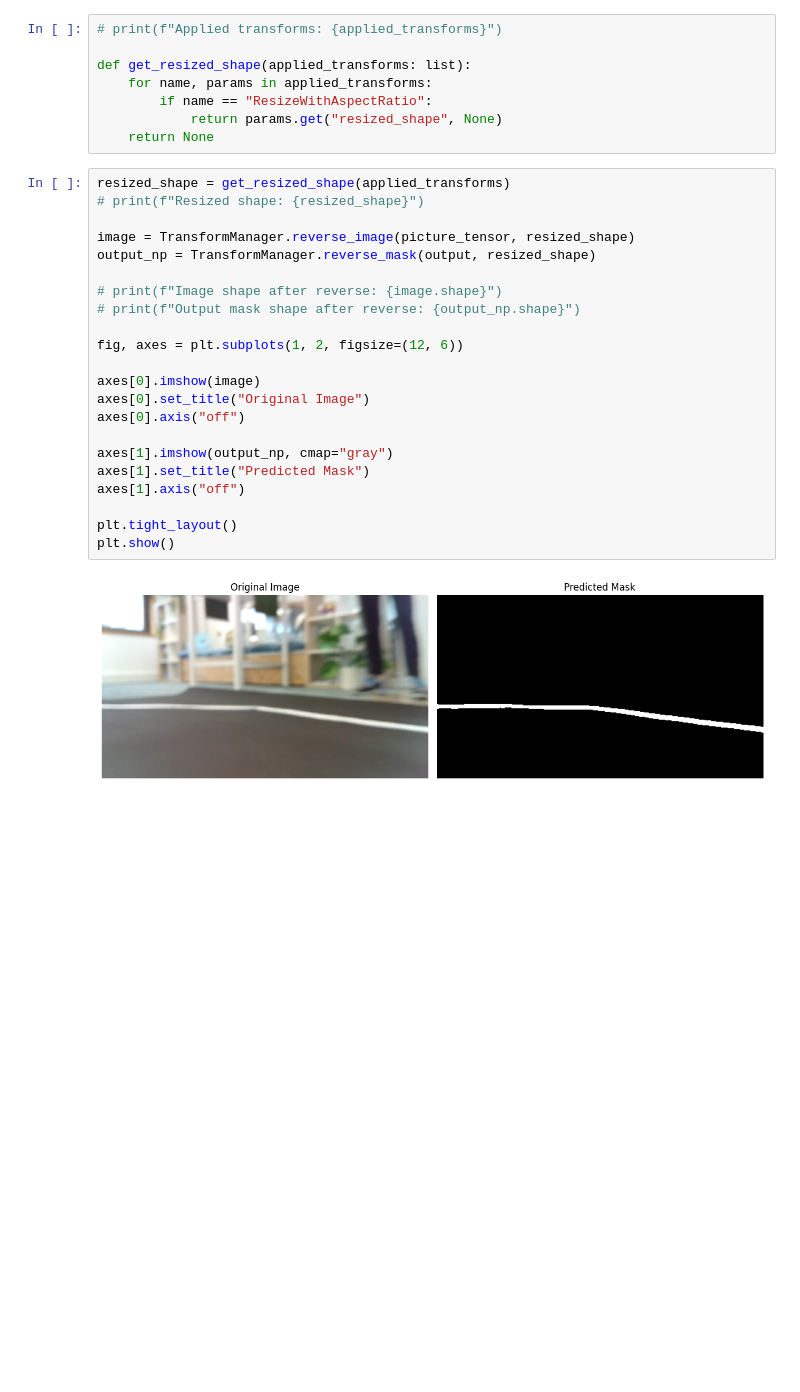
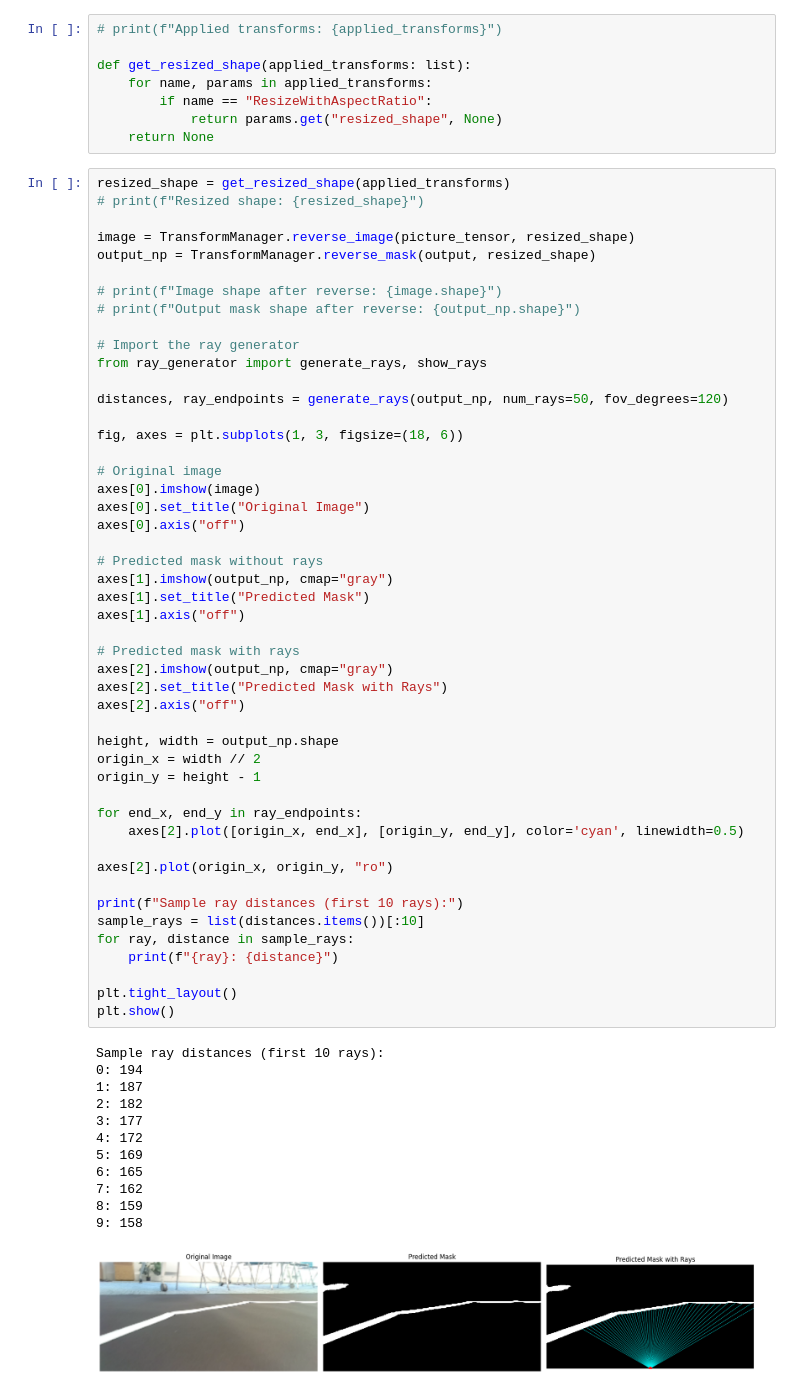
Before and after one commit to Matyslgr/MaskGenerator, a Jupyter notebook: visualizations/prediction_only.ipynb, the cells around one changed output. Saved outputs shown, nothing was run; the diff lists cells and outputs as text; blank space fills up the shorter version.

Commit message:
[ADD] ray generator + ray visualization on predicted mask

```diff
--- a/visualizations/prediction_only.ipynb
+++ b/visualizations/prediction_only.ipynb
@@ -74,24 +73,61 @@ def get_resized_shape(applied_transforms: list):
 # %%
 resized_shape = get_resized_shape(applied_transforms)
 # print(f"Resized shape: {resized_shape}")
 
 image = TransformManager.reverse_image(picture_tensor, resized_shape)
 output_np = TransformManager.reverse_mask(output, resized_shape)
 
 # print(f"Image shape after reverse: {image.shape}")
 # print(f"Output mask shape after reverse: {output_np.shape}")
 
-fig, axes = plt.subplots(1, 2, figsize=(12, 6))
+# Import the ray generator
+from ray_generator import generate_rays, show_rays
 
+distances, ray_endpoints = generate_rays(output_np, num_rays=50, fov_degrees=120)
+
+fig, axes = plt.subplots(1, 3, figsize=(18, 6))
+
+# Original image
 axes[0].imshow(image)
 axes[0].set_title("Original Image")
 axes[0].axis("off")
 
+# Predicted mask without rays
 axes[1].imshow(output_np, cmap="gray")
 axes[1].set_title("Predicted Mask")
 axes[1].axis("off")
 
+# Predicted mask with rays
+axes[2].imshow(output_np, cmap="gray")
+axes[2].set_title("Predicted Mask with Rays")
+axes[2].axis("off")
+
+height, width = output_np.shape
+origin_x = width // 2
+origin_y = height - 1
+
+for end_x, end_y in ray_endpoints:
+    axes[2].plot([origin_x, end_x], [origin_y, end_y], color='cyan', linewidth=0.5)
+
+axes[2].plot(origin_x, origin_y, "ro")
+
+print(f"Sample ray distances (first 10 rays):")
+sample_rays = list(distances.items())[:10]
+for ray, distance in sample_rays:
+    print(f"{ray}: {distance}")
+
 plt.tight_layout()
 plt.show()
 # %% [output]
+Sample ray distances (first 10 rays):
+0: 194
+1: 187
+2: 182
+3: 177
+4: 172
+5: 169
+6: 165
+7: 162
+8: 159
+9: 158
-[figure, old version]
+[figure, new version]
```
Also changed, not shown: parts of 2 cells of this notebook, 2 other files.
